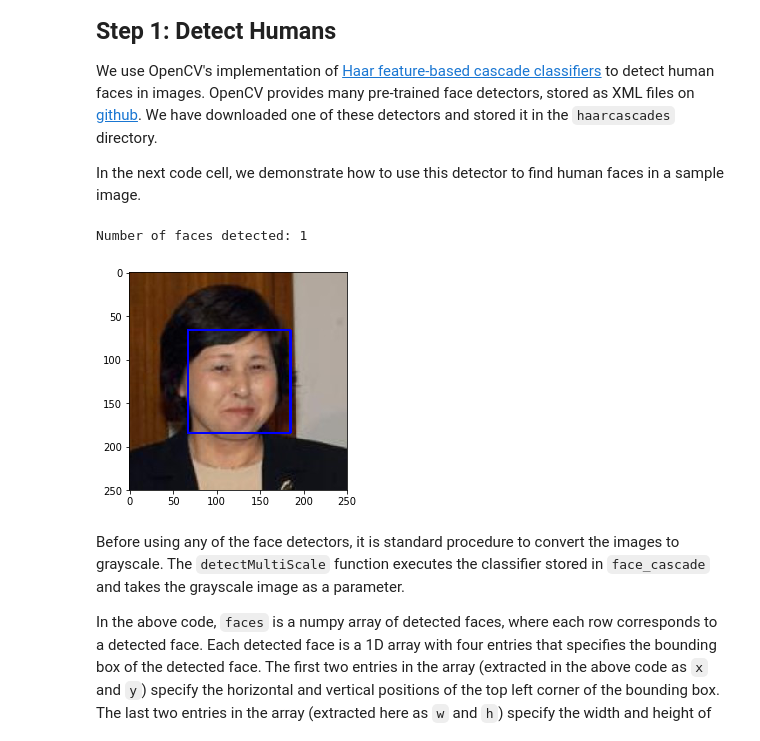
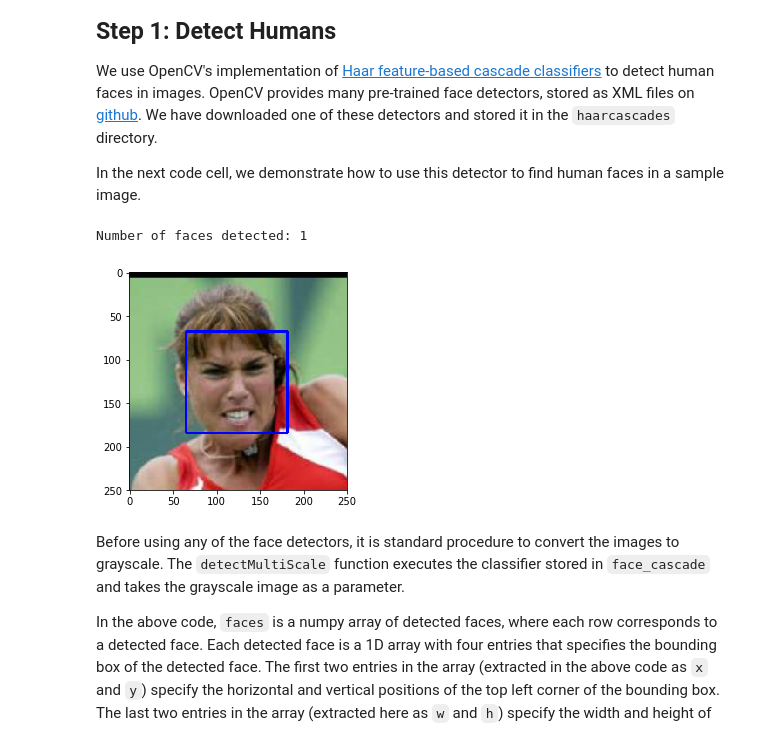
Before and after one commit to ksooklall/Artificial-Intelligence, a Jupyter notebook: Term_2/dog-project/dog_app.ipynb, the cells around one changed output. Saved outputs shown, nothing was run; the diff lists cells and outputs as text; code cells hidden in the pictures.

```diff
--- a/Term_2/dog-project/dog_app.ipynb
+++ b/Term_2/dog-project/dog_app.ipynb
@@ -116,35 +115,35 @@ In the next code cell, we demonstrate how to use this detector to find human fac
 import cv2
 import matplotlib.pyplot as plt
 %matplotlib inline
 
 # extract pre-trained face detector
 face_cascade = cv2.CascadeClassifier('haarcascades/haarcascade_frontalface_alt.xml')
 
 # load color (BGR) image
-img = cv2.imread(human_files[3])
+img = cv2.imread(np.random.choice(human_files))
 # convert BGR image to grayscale
 gray = cv2.cvtColor(img, cv2.COLOR_BGR2GRAY)
 
 # find faces in image
 faces = face_cascade.detectMultiScale(gray)
 
 # print number of faces detected in the image
 print('Number of faces detected:', len(faces))
 
 # get bounding box for each detected face
 for (x,y,w,h) in faces:
     # add bounding box to color image
     cv2.rectangle(img,(x,y),(x+w,y+h),(255,0,0),2)
 
 # convert BGR image to RGB for plotting
 cv_rgb = cv2.cvtColor(img, cv2.COLOR_BGR2RGB)
 
 # display the image, along with bounding box
 plt.imshow(cv_rgb)
 plt.show()
 # %% [output]
 Number of faces detected: 1
-[figure, old version]
+[figure, new version]
 # %% [markdown]
 Before using any of the face detectors, it is standard procedure to convert the images to grayscale.  The `detectMultiScale` function executes the classifier stored in `face_cascade` and takes the grayscale image as a parameter.
 
```
Also changed, not shown: parts of 32 cells of this notebook, 2 other files.
